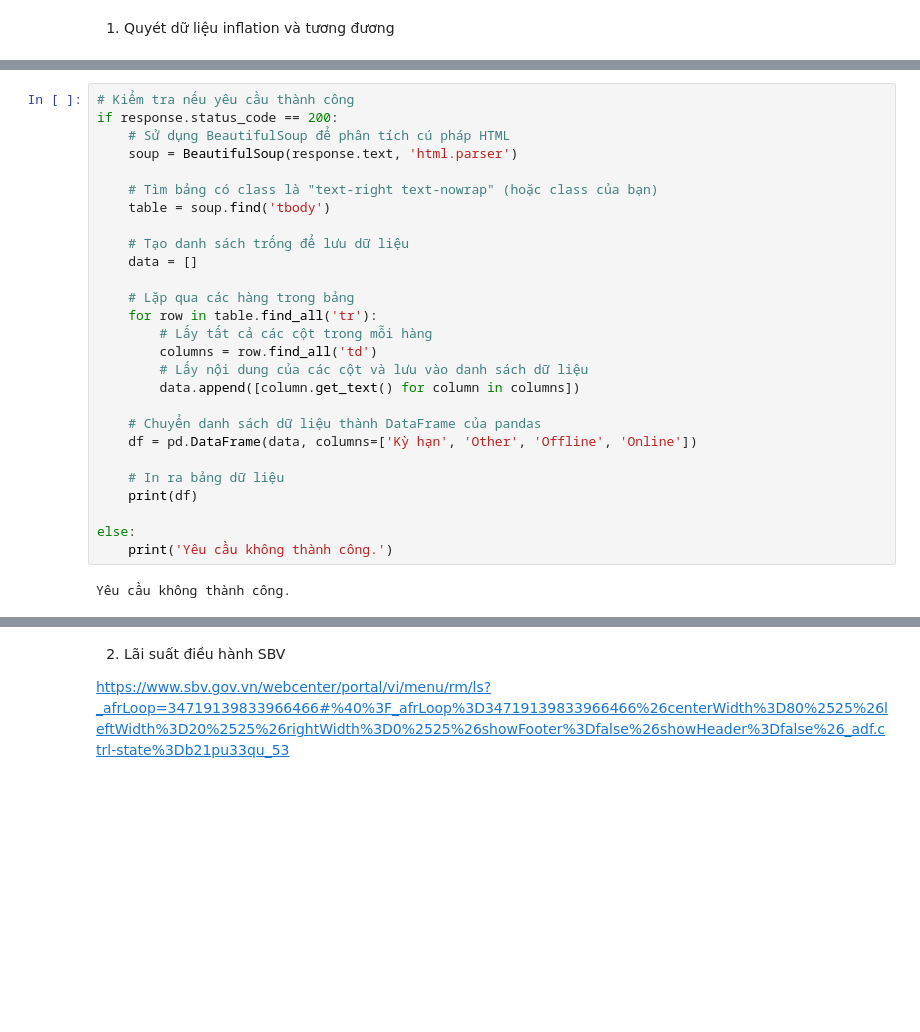
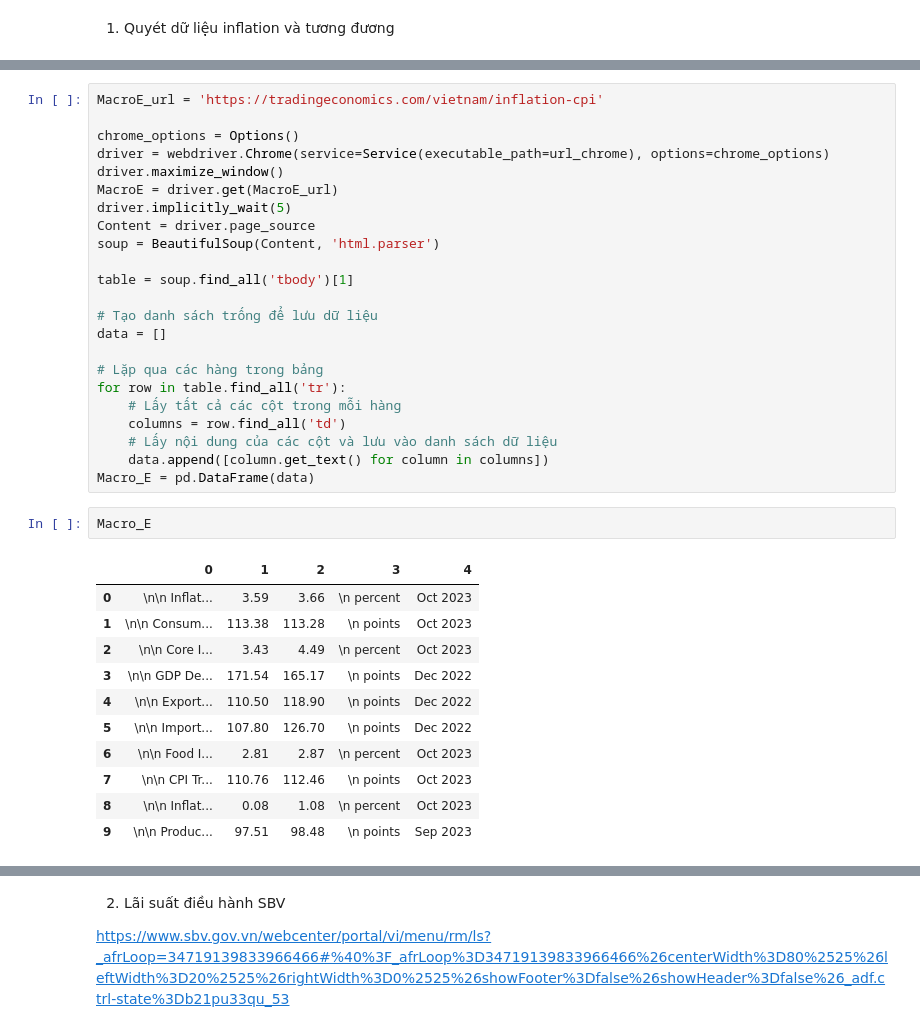
Before and after one commit to Hiienng/Analysis_TopSpendingCountries, a Jupyter notebook: Combine_LSLNH.ipynb, the cells around one changed output, grey strips where cells are left out. Saved outputs shown, nothing was run; the diff lists cells and outputs as text; blank space fills up the shorter version.

```diff
--- a/Combine_LSLNH.ipynb
+++ b/Combine_LSLNH.ipynb
@@ -15,29 +23,37 @@ response
 # %%
-# Kiểm tra nếu yêu cầu thành công
-if response.status_code == 200:
-    # Sử dụng BeautifulSoup để phân tích cú pháp HTML
-    soup = BeautifulSoup(response.text, 'html.parser')
+MacroE_url = 'https://tradingeconomics.com/vietnam/inflation-cpi'
 
-    # Tìm bảng có class là "text-right text-nowrap" (hoặc class của bạn)
-    table = soup.find('tbody')
+chrome_options = Options()
+driver = webdriver.Chrome(service=Service(executable_path=url_chrome), options=chrome_options)
+driver.maximize_window()
+MacroE = driver.get(MacroE_url)
+driver.implicitly_wait(5)
+Content = driver.page_source
+soup = BeautifulSoup(Content, 'html.parser')
 
-    # Tạo danh sách trống để lưu dữ liệu
-    data = []
+table = soup.find_all('tbody')[1]
 
-    # Lặp qua các hàng trong bảng
-    for row in table.find_all('tr'):
-        # Lấy tất cả các cột trong mỗi hàng
-        columns = row.find_all('td')
-        # Lấy nội dung của các cột và lưu vào danh sách dữ liệu
-        data.append([column.get_text() for column in columns])
+# Tạo danh sách trống để lưu dữ liệu
+data = []
 
-    # Chuyển danh sách dữ liệu thành DataFrame của pandas
-    df = pd.DataFrame(data, columns=['Kỳ hạn', 'Other', 'Offline', 'Online'])
-
-    # In ra bảng dữ liệu
-    print(df)
-
-else:
-    print('Yêu cầu không thành công.')
+# Lặp qua các hàng trong bảng
+for row in table.find_all('tr'):
+    # Lấy tất cả các cột trong mỗi hàng
+    columns = row.find_all('td')
+    # Lấy nội dung của các cột và lưu vào danh sách dữ liệu
+    data.append([column.get_text() for column in columns])
+Macro_E = pd.DataFrame(data)
-# %% [output]
-Yêu cầu không thành công.
+# %%
+Macro_E
+# %% [output]
+|  | 0 | 1 | 2 | 3 | 4 |
+| 0 | \n\n Inflat... | 3.59 | 3.66 | \n percent | Oct 2023 |
+| 1 | \n\n Consum... | 113.38 | 113.28 | \n points | Oct 2023 |
+| 2 | \n\n Core I... | 3.43 | 4.49 | \n percent | Oct 2023 |
+| 3 | \n\n GDP De... | 171.54 | 165.17 | \n points | Dec 2022 |
+| 4 | \n\n Export... | 110.50 | 118.90 | \n points | Dec 2022 |
+| 5 | \n\n Import... | 107.80 | 126.70 | \n points | Dec 2022 |
+| 6 | \n\n Food I... | 2.81 | 2.87 | \n percent | Oct 2023 |
+| 7 | \n\n CPI Tr... | 110.76 | 112.46 | \n points | Oct 2023 |
+| 8 | \n\n Inflat... | 0.08 | 1.08 | \n percent | Oct 2023 |
+| 9 | \n\n Produc... | 97.51 | 98.48 | \n points | Sep 2023 |
```
Also changed, not shown: parts of 24 cells of this notebook, 1 other file.
